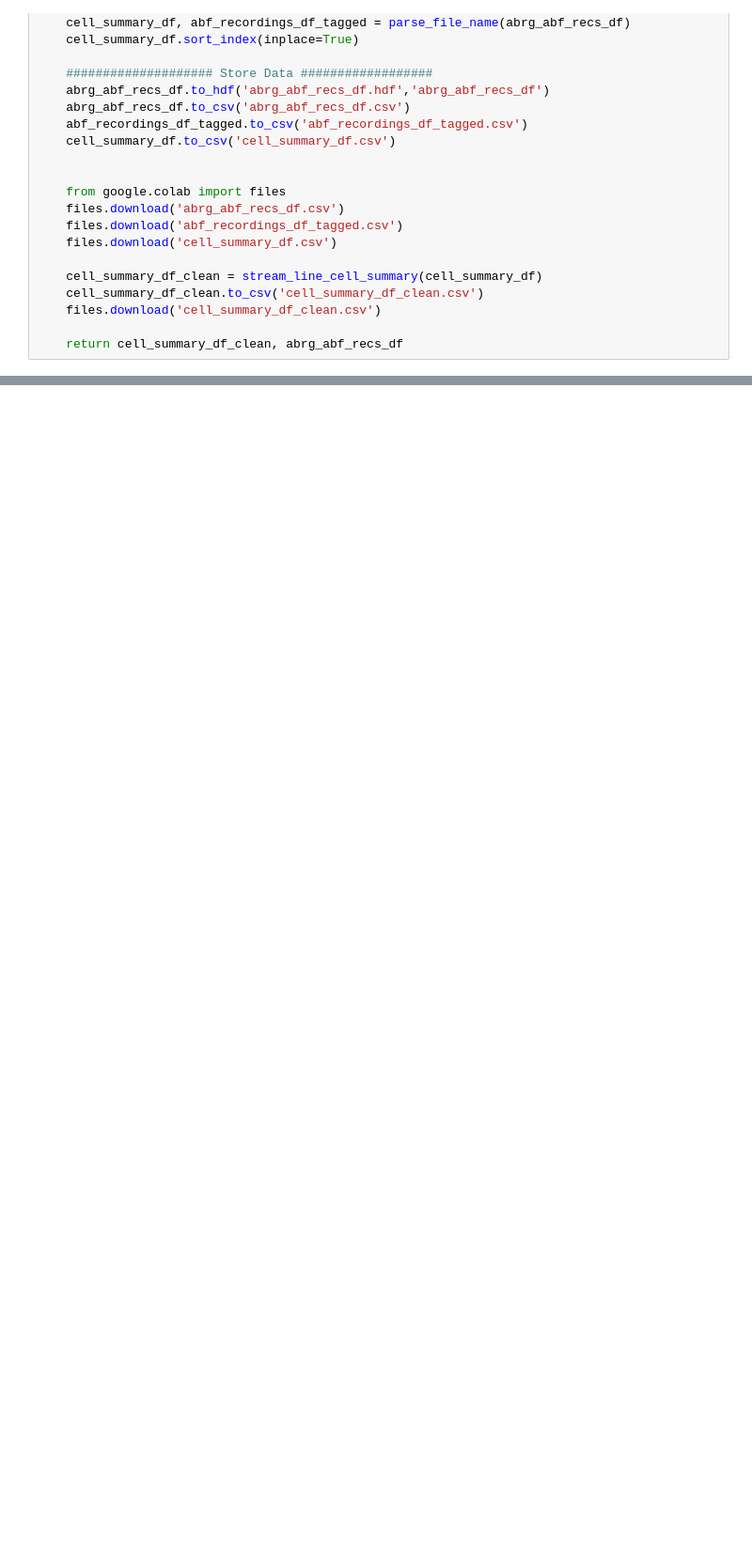
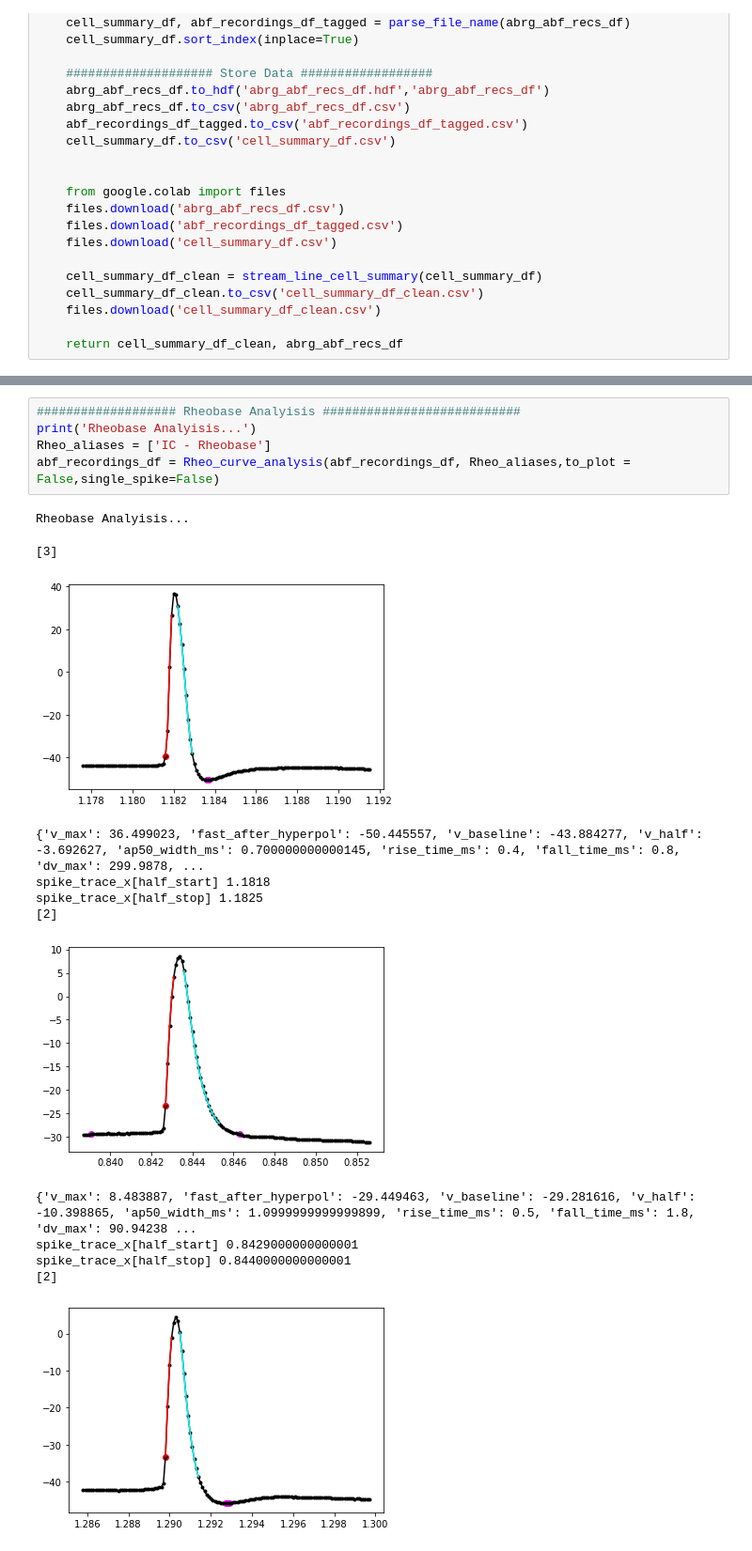
Before and after one commit to dtabuena/CrispMice, a Jupyter notebook: MDGA2/Crispy_MDGA2_Analyze_ABF_files.ipynb, the cells around one changed output, grey strips where cells are left out. Shown: that part at 94% size. Saved outputs shown, nothing was run; the diff lists cells and outputs as text; blank space fills up the shorter version.

```diff
--- a/MDGA2/Crispy_MDGA2_Analyze_ABF_files.ipynb
+++ b/MDGA2/Crispy_MDGA2_Analyze_ABF_files.ipynb
@@ -2245,0 +2343,19 @@ IV Curve...
+# %%
+################### Rheobase Analyisis ###########################
+print('Rheobase Analyisis...')
+Rheo_aliases = ['IC - Rheobase']
+abf_recordings_df = Rheo_curve_analysis(abf_recordings_df, Rheo_aliases,to_plot = False,single_spike=False)
+# %% [output]
+Rheobase Analyisis...
+[3]
+[figure, added]
+{'v_max': 36.499023, 'fast_after_hyperpol': -50.445557, 'v_baseline': -43.884277, 'v_half': -3.692627, 'ap50_width_ms': 0.700000000000145, 'rise_time_ms': 0.4, 'fall_time_ms': 0.8, 'dv_max': 299.9878, ...
+spike_trace_x[half_start] 1.1818
+spike_trace_x[half_stop] 1.1825
+[2]
+[figure, added]
+{'v_max': 8.483887, 'fast_after_hyperpol': -29.449463, 'v_baseline': -29.281616, 'v_half': -10.398865, 'ap50_width_ms': 1.0999999999999899, 'rise_time_ms': 0.5, 'fall_time_ms': 1.8, 'dv_max': 90.94238 ...
+spike_trace_x[half_start] 0.8429000000000001
+spike_trace_x[half_stop] 0.8440000000000001
+[2]
+[figure, added]
```
Also changed, not shown: parts of 8 cells of this notebook.
